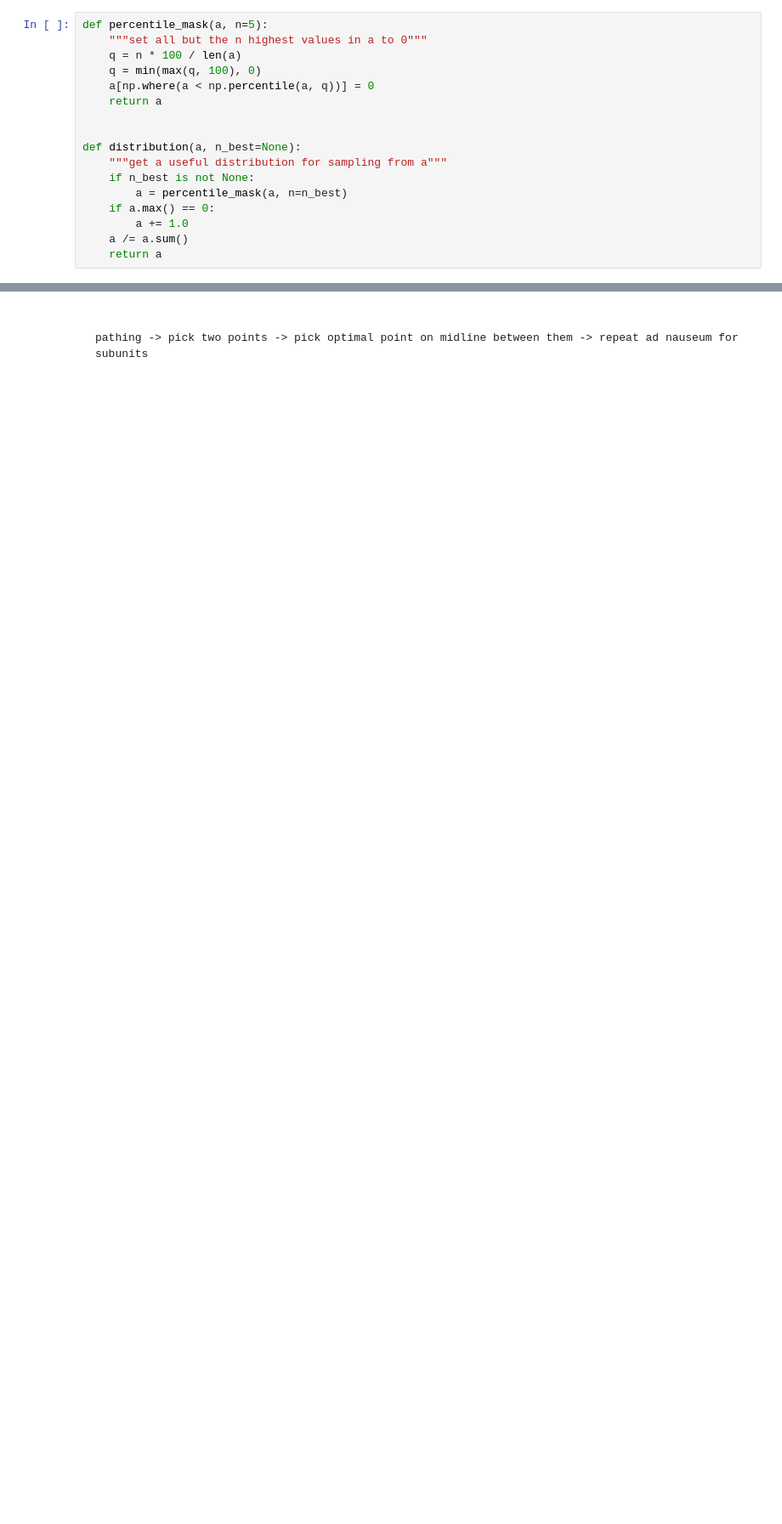
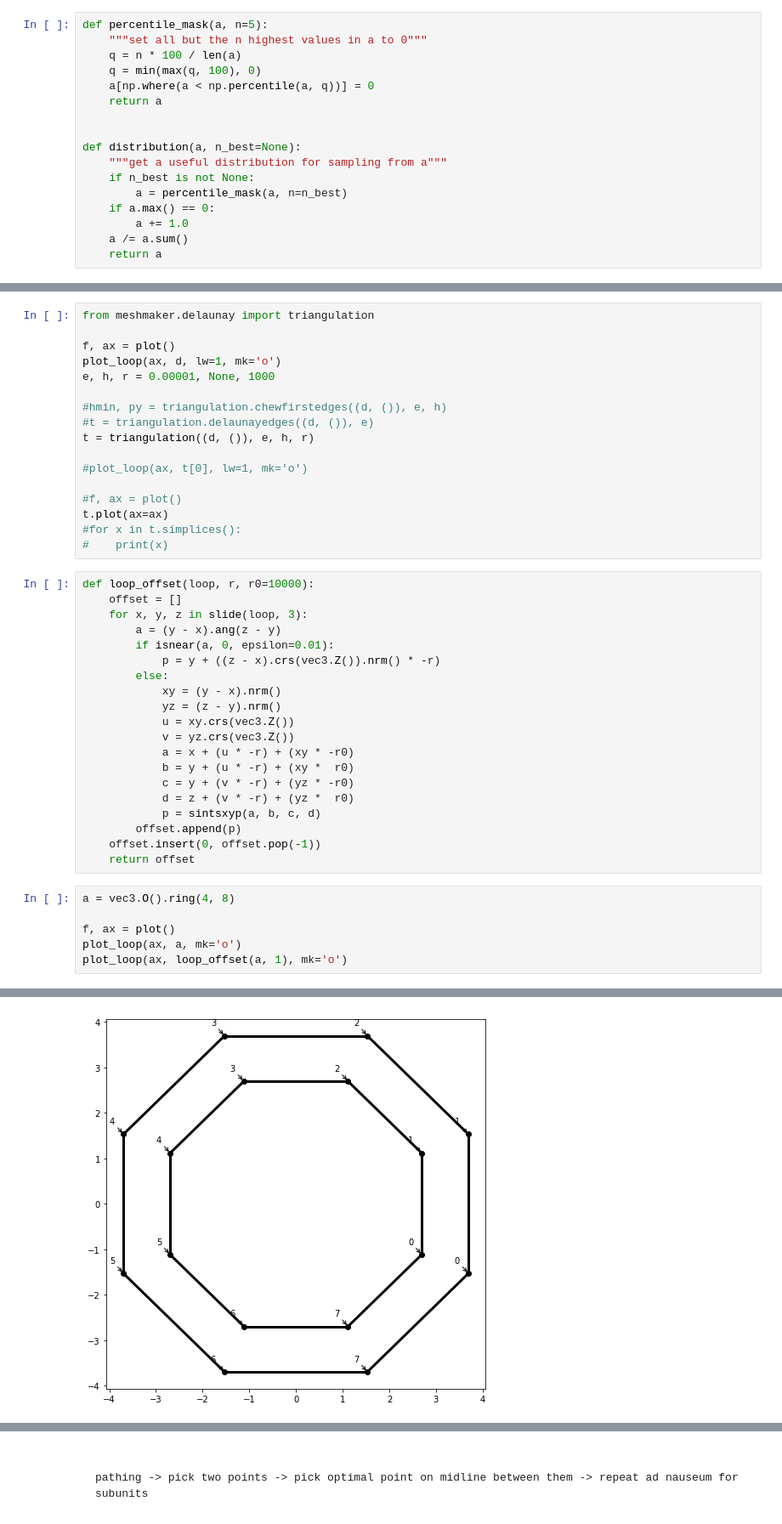
Before and after one commit to ctogle/meshmaker, a Jupyter notebook: terrain.ipynb, the cells around one changed output, grey strips where cells are left out. Shown at 85% size. Saved outputs shown, nothing was run; the diff lists cells and outputs as text; blank space fills up the shorter version.

Commit message:
added triangulation; buildings via procedural graph

```diff
--- a/terrain.ipynb
+++ b/terrain.ipynb
@@ -562,0 +445,44 @@ play for keeps
+# %%
+from meshmaker.delaunay import triangulation
+
+f, ax = plot()
+plot_loop(ax, d, lw=1, mk='o')
+e, h, r = 0.00001, None, 1000
+
+#hmin, py = triangulation.chewfirstedges((d, ()), e, h)
+#t = triangulation.delaunayedges((d, ()), e)
+t = triangulation((d, ()), e, h, r)
+
+#plot_loop(ax, t[0], lw=1, mk='o')
+
+#f, ax = plot()
+t.plot(ax=ax)
+#for x in t.simplices():
+#    print(x)
+# %%
+def loop_offset(loop, r, r0=10000):
+    offset = []
+    for x, y, z in slide(loop, 3):
+        a = (y - x).ang(z - y)
+        if isnear(a, 0, epsilon=0.01):
+            p = y + ((z - x).crs(vec3.Z()).nrm() * -r)
+        else:
+            xy = (y - x).nrm()
+            yz = (z - y).nrm()
+            u = xy.crs(vec3.Z())
+            v = yz.crs(vec3.Z())
+            a = x + (u * -r) + (xy * -r0)
+            b = y + (u * -r) + (xy *  r0)
+            c = y + (v * -r) + (yz * -r0)
+            d = z + (v * -r) + (yz *  r0)
+            p = sintsxyp(a, b, c, d)
+        offset.append(p)
+    offset.insert(0, offset.pop(-1))
+    return offset
+# %%
+a = vec3.O().ring(4, 8)
+
+f, ax = plot()
+plot_loop(ax, a, mk='o')
+plot_loop(ax, loop_offset(a, 1), mk='o')
+# %% [output]
@@ -562,0 +490 @@ play for keeps
+[figure, added]
```
Also changed, not shown: parts of 21 cells of this notebook, 7 other files.
